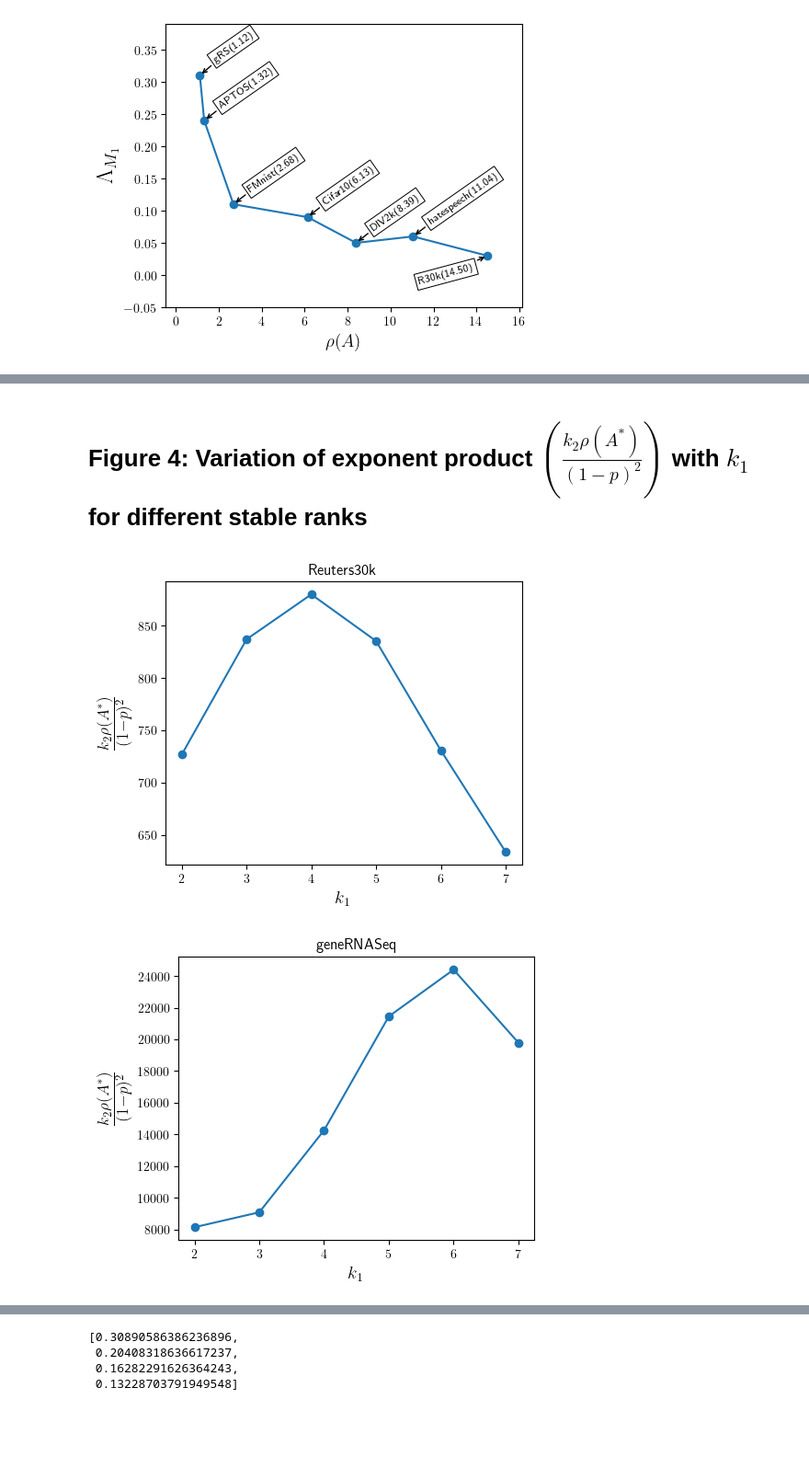
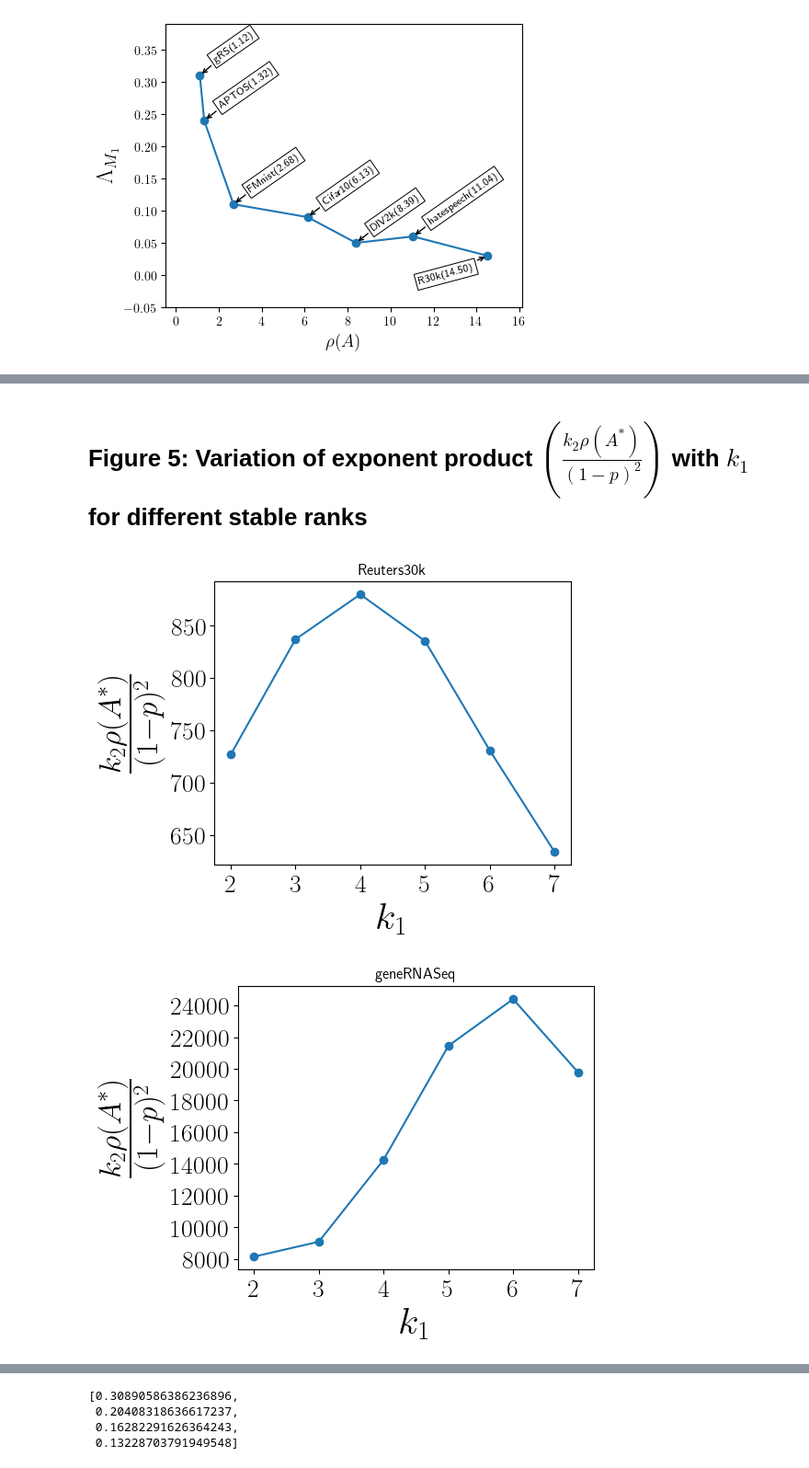
Before and after one commit to S3-Lab-IIT/DiffRed, a Jupyter notebook: Experiments/dimensionality_reduction_metrics/make_plots.ipynb, the cells around one changed output, grey strips where cells are left out. Shown: that part at 92% size. Drawn from its saved outputs; the diff is of its cells as text; code cells hidden in the pictures; blank space fills up the shorter version.

Commit message:
Modified make_plots

```diff
--- a/Experiments/dimensionality_reduction_metrics/make_plots.ipynb
+++ b/Experiments/dimensionality_reduction_metrics/make_plots.ipynb
@@ -174,43 +190,45 @@ plt.show()
+# %% [markdown]
+# Figure 5: Variation of exponent product $\left(\frac{k_2\rho(A^{*})}{(1-p)^2}\right)$ with $k_1$ for different stable ranks
 # %%
 from compute_stable_rank import stable_rank
 from compute_theoretical_opt import calculate_p
-# %% [markdown]
-# Figure 4: Variation of exponent product $\left(\frac{k_2\rho(A^{*})}{(1-p)^2}\right)$ with $k_1$ for different stable ranks
 # %%
 # NOTE: WE have not taken k1=0 because that corresponds to pure RMap. In this section, we're looking only at the product without taking into consideration the Monte-carlo iterations, therefore for this analysis, DiffRed with k1=0 is equivalent to pure RMap.
 DATASETS=['Reuters30k', 'geneRNASeq']
 SING_DIR='./norm_singular_values/'
 target_dimensions=[10]
 k1_vals={
     'Reuters30k': [[2,3,4,5,6,7],[2,4,5,8,10,12,15,18],[2,3,5,8,10,12,15,18,20,25,27],[2,4,5,8,10,15,16,20,25,30,35]],
     'geneRNASeq':[[2,3,4,5,6,7],[2,4,5,6,8,10,12,15,18],[3,5,8,10,12,15,18,20,25,27],[4,5,8,10,15,16,20,25,30,35]]
 }
 
 sr_path='./results/stable_rank.xlsx'
 sr=pd.read_excel(sr_path)
 stable_ranks=sr[['Dataset', 'Stable Rank']]
 stable_ranks=stable_ranks.set_index('Dataset')['Stable Rank'].to_dict()
 stable_ranks={key:stable_ranks[key] for key in DATASETS}
 
 for dataset in DATASETS:
     plt.figure(figsize=FIGSIZE)
     sigma=np.load(os.path.join(SING_DIR,f'{dataset}.npy'))
     for i in range(len(target_dimensions)):
         k1=np.array(k1_vals[dataset][i])
         target_dim=target_dimensions[i]
         k2=target_dim-k1
         x=k1
         res_sr=np.array([stable_rank(sigma[k:]) for k in k1])
         p=np.array([calculate_p(sigma,k) for k in k1])
 
         y=k2*res_sr/(1-p)**2
         plt.plot(x,y, marker='o', linestyle='-', markersize=6)
-    plt.xlabel(r'$k_1$', fontsize=14)
-    plt.ylabel(r'$\frac{k_2\rho(A^{*})}{(1-p)^2}$', fontsize=18)
+    plt.xlabel(r'$k_1$', fontsize=30)
+    plt.xticks(fontsize=20)
+    plt.ylabel(r'$\frac{k_2\rho(A^{*})}{(1-p)^2}$', fontsize=35)
+    plt.yticks(fontsize=20)
     plt.title(f'{dataset}')
     plt.show()
     plt.close()
 # %% [output]
-[figure, old version]
+[figure, new version]
-[figure, old version]
+[figure, new version]
 # %% [markdown]
```
Also changed, not shown: parts of 17 cells of this notebook.
